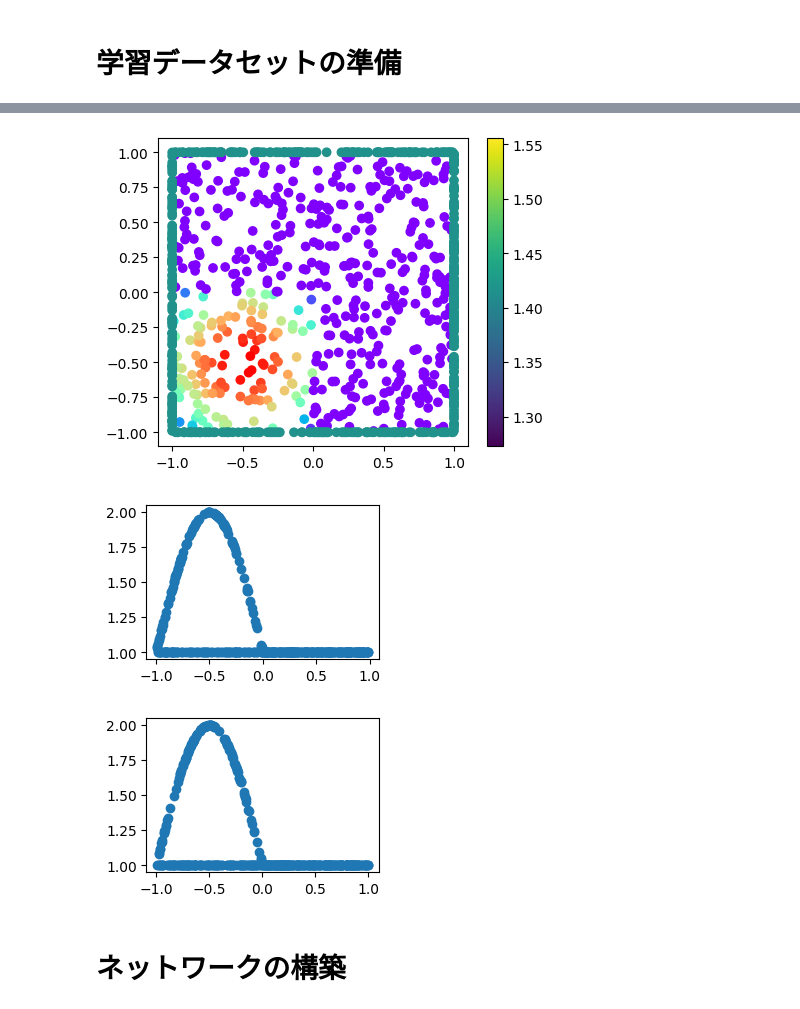
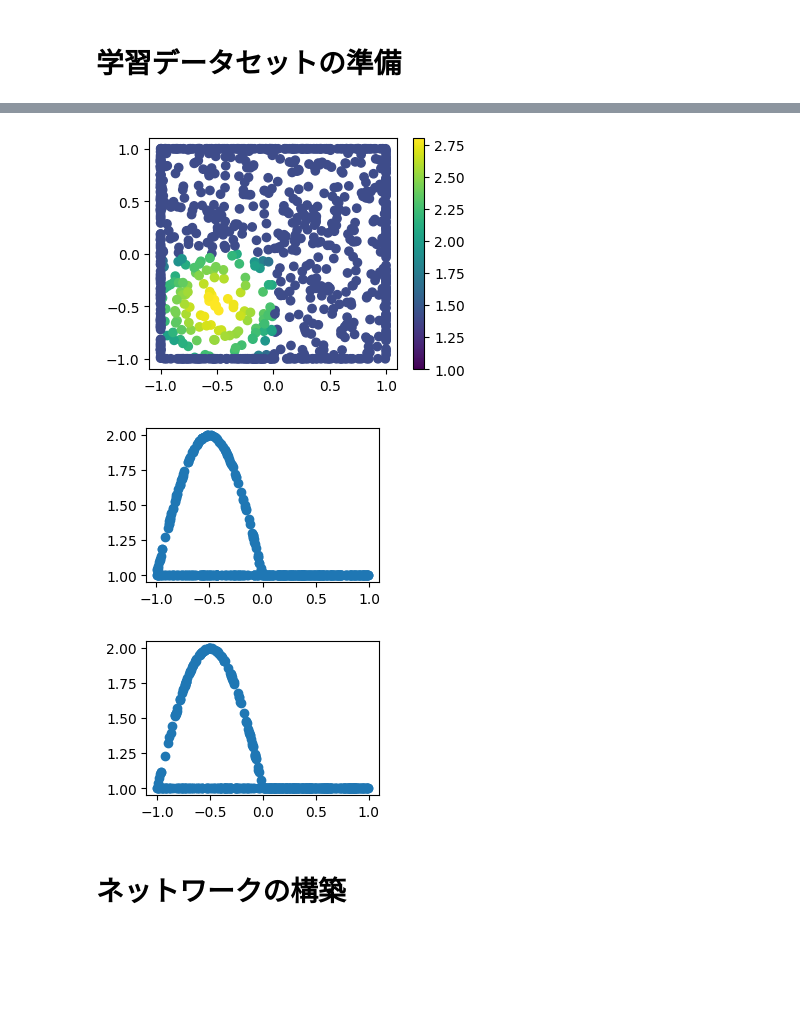
Before and after one commit to nm-dl1212/pinn, a Jupyter notebook: My_PINN_eq/2Dburgers.ipynb, the cells around one changed output, grey strips where cells are left out. Saved outputs shown, nothing was run; the diff lists cells and outputs as text; code cells hidden in the pictures; blank space fills up the shorter version.

```diff
--- a/My_PINN_eq/2Dburgers.ipynb
+++ b/My_PINN_eq/2Dburgers.ipynb
@@ -34,16 +34,15 @@ for i in range(n_initial):
         u_initial[i] = -1 * np.sin(np.pi * x_initial[i]) + 1
         v_initial[i] = -1 * np.sin(np.pi * y_initial[i]) + 1
 
-# 境界条件:
+# 境界条件: 壁面で(u, v)=(1, 1)
 n_boundary = 250
-t_boundary = np.random.random(n_boundary)
-
-x_boundary_1 = np.random.choice([-1, 1], n_boundary)
-y_boundary_1 = (np.random.random(n_boundary) - 0.5) * 2
-x_boundary_2 = (np.random.random(n_boundary) - 0.5) * 2
-y_boundary_2 = np.random.choice([-1, 1], n_boundary)
-x_boundary = np.block([x_boundary_1, x_boundary_2])
-y_boundary = np.block([y_boundary_1, y_boundary_2])
+t_boundary = np.random.random(n_boundary*2)
+x_boundary_h = np.random.choice([-1, 1], n_boundary)
+y_boundary_h = (np.random.random(n_boundary) - 0.5) * 2
+x_boundary_v = (np.random.random(n_boundary) - 0.5) * 2
+y_boundary_v = np.random.choice([-1, 1], n_boundary)
+x_boundary = np.block([x_boundary_h, x_boundary_v])
+y_boundary = np.block([y_boundary_h, y_boundary_v])
 
 u_boundary = np.ones(n_boundary*2)
 v_boundary = np.ones(n_boundary*2)
@@ -59,22 +55,22 @@ y_region = (np.random.random(n_region) - 0.5) * 2
 # %%
 # 可視化
-plt.figure(figsize=(5, 4))
-plt.scatter(x_initial, y_initial, c=np.sqrt(u_initial**2+v_initial**2))
-plt.scatter(x_boundary, y_boundary, c=np.sqrt(u_boundary**2+v_boundary**2))
+plt.figure(figsize=(4, 3))
+plt.scatter(x_initial, y_initial, c=np.sqrt(u_initial**2+v_initial**2), vmin=1, vmax=2.8)
+plt.scatter(x_boundary, y_boundary, c=np.sqrt(u_boundary**2+v_boundary**2), vmin=1, vmax=2.8)
 plt.colorbar()
 plt.show()
 
 plt.figure(figsize=(3, 2))
 plt.scatter(x_initial, u_initial)
 plt.show()
 
 plt.figure(figsize=(3, 2))
 plt.scatter(y_initial, v_initial)
 plt.show()
 # %% [output]
-[figure, old version]
+[figure, new version]
-[figure, old version]
+[figure, new version]
-[figure, old version]
+[figure, new version]
 # %% [markdown]
 # ネットワークの構築
 # %%
```
Also changed, not shown: parts of 6 cells of this notebook, 8 other files.
